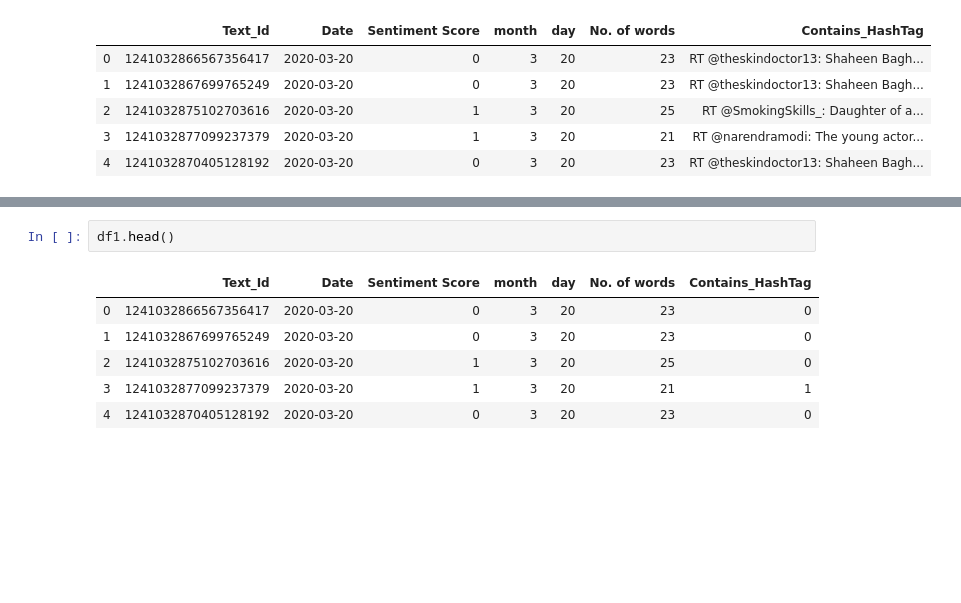
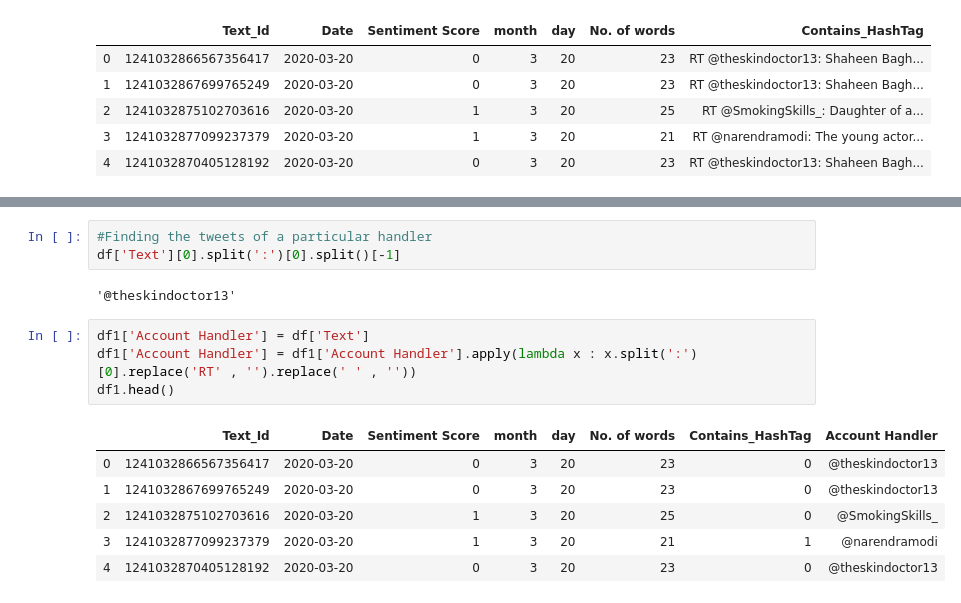
Before and after one commit to amandeep-singh-12/Covid-19-Sentiment-Analysis, a Jupyter notebook: COVID-19-tweet_sentiment_analysis.ipynb, the cells around one changed output, grey strips where cells are left out. Cells and saved outputs as stored; diff of their text form; blank space fills up the shorter version.

```diff
--- a/COVID-19-tweet_sentiment_analysis.ipynb
+++ b/COVID-19-tweet_sentiment_analysis.ipynb
@@ -292,9 +290,16 @@ df.head()
-# %%
-df1.head()
-# %% [output]
-|  | Text_Id | Date | Sentiment Score | month | day | No. of words | Contains_HashTag |
-| 0 | 1241032866567356417 | 2020-03-20 | 0 | 3 | 20 | 23 | 0 |
-| 1 | 1241032867699765249 | 2020-03-20 | 0 | 3 | 20 | 23 | 0 |
-| 2 | 1241032875102703616 | 2020-03-20 | 1 | 3 | 20 | 25 | 0 |
-| 3 | 1241032877099237379 | 2020-03-20 | 1 | 3 | 20 | 21 | 1 |
-| 4 | 1241032870405128192 | 2020-03-20 | 0 | 3 | 20 | 23 | 0 |
+# %%
+#Finding the tweets of a particular handler
+df['Text'][0].split(':')[0].split()[-1]
+# %% [output]
+'@theskindoctor13'
+# %%
+df1['Account Handler'] = df['Text']
+df1['Account Handler'] = df1['Account Handler'].apply(lambda x : x.split(':')[0].replace('RT' , '').replace(' ' , ''))
+df1.head()
+# %% [output]
+|  | Text_Id | Date | Sentiment Score | month | day | No. of words | Contains_HashTag | Account Handler |
+| 0 | 1241032866567356417 | 2020-03-20 | 0 | 3 | 20 | 23 | 0 | @theskindoctor13 |
+| 1 | 1241032867699765249 | 2020-03-20 | 0 | 3 | 20 | 23 | 0 | @theskindoctor13 |
+| 2 | 1241032875102703616 | 2020-03-20 | 1 | 3 | 20 | 25 | 0 | @SmokingSkills_ |
+| 3 | 1241032877099237379 | 2020-03-20 | 1 | 3 | 20 | 21 | 1 | @narendramodi |
+| 4 | 1241032870405128192 | 2020-03-20 | 0 | 3 | 20 | 23 | 0 | @theskindoctor13 |
```
Also changed, not shown: parts of 7 cells of this notebook.
